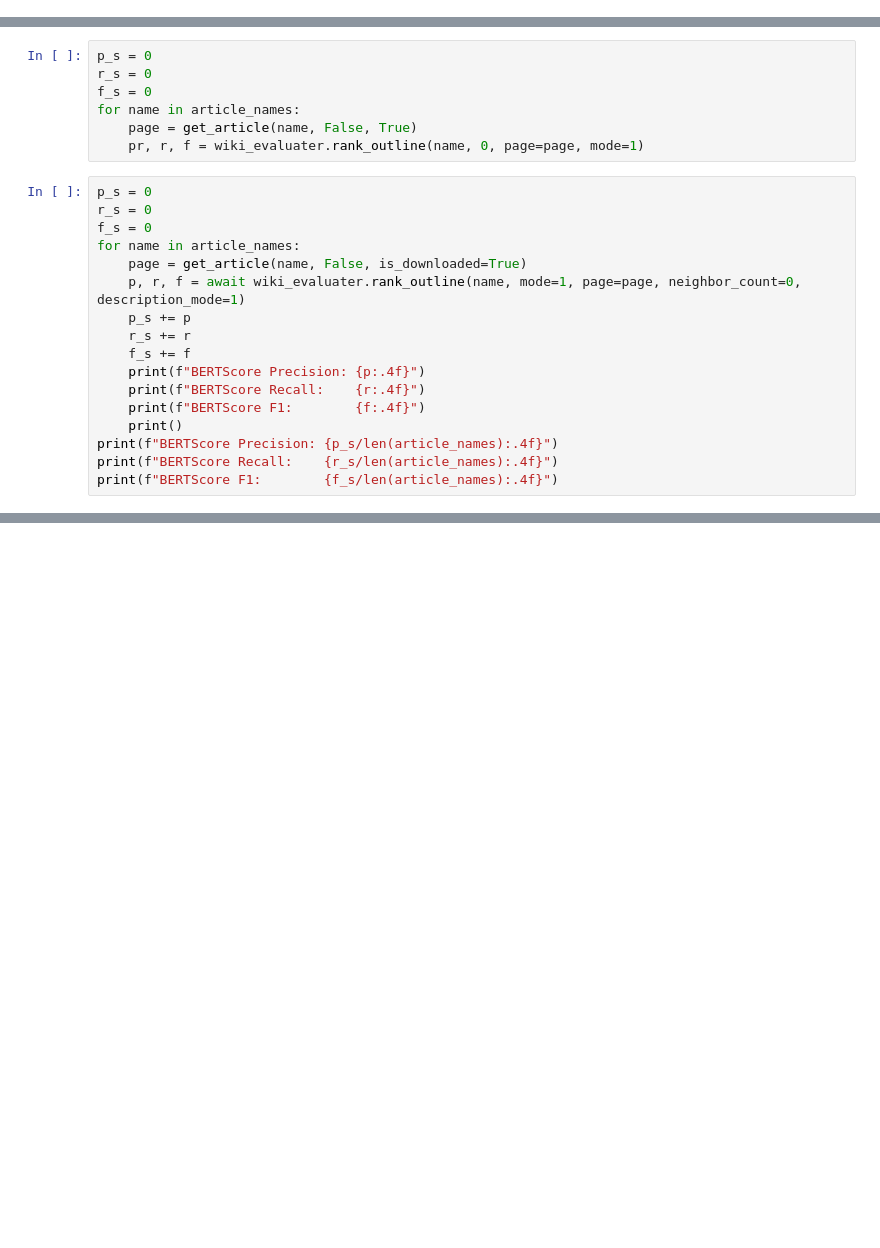
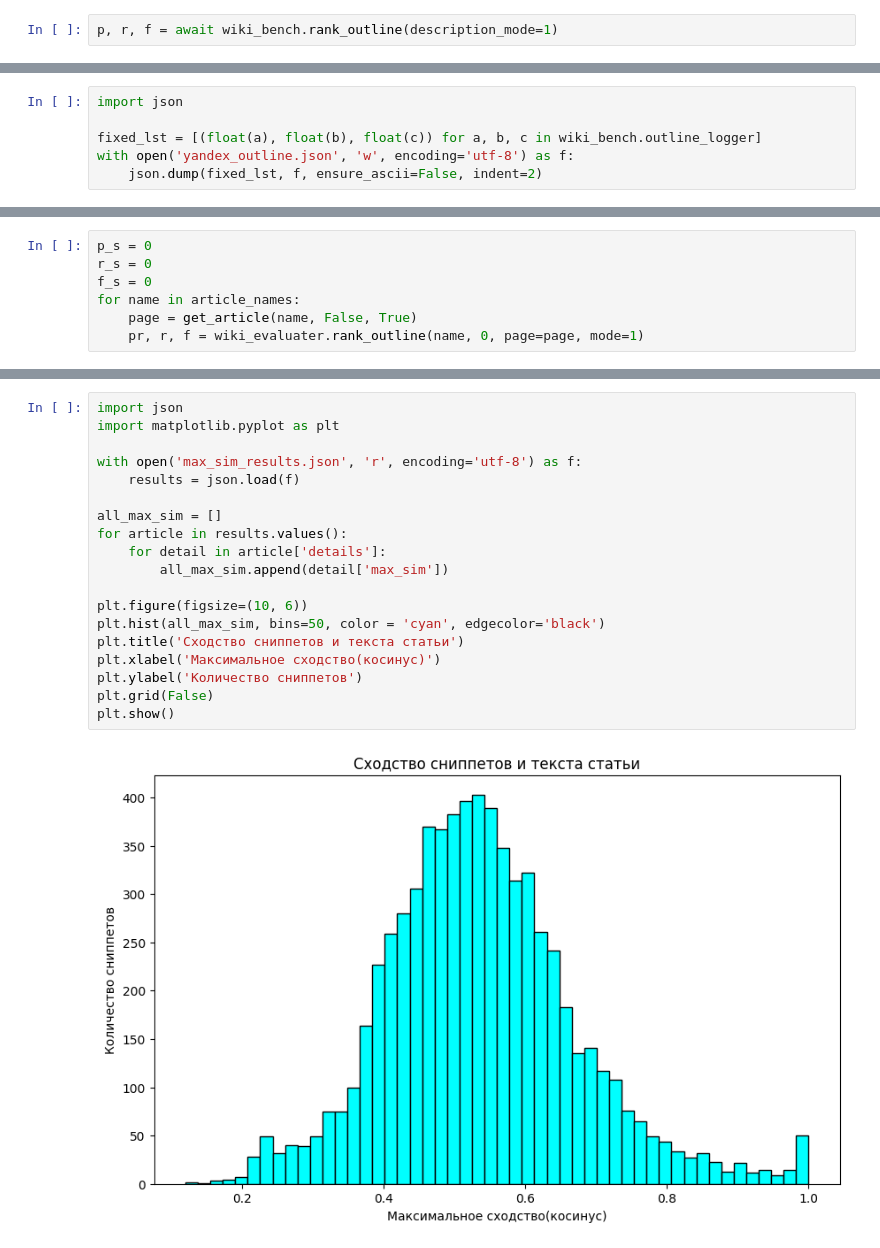
Before and after one commit to Nejimaki-Tori/WikiBench, a Jupyter notebook: main.ipynb, the cells around one changed output, grey strips where cells are left out. Drawn from its saved outputs; the diff is of its cells as text; blank space fills up the shorter version.

```diff
--- a/main.ipynb
+++ b/main.ipynb
@@ -408,0 +191,2 @@ Default prompt name is set to 'Classification'. This prompt will be applied to a
+# %%
+p, r, f = await wiki_bench.rank_outline(description_mode=1)
@@ -409,3 +256,9 @@ Default prompt name is set to 'Classification'. This prompt will be applied to a
+# %%
+import json
+
+fixed_lst = [(float(a), float(b), float(c)) for a, b, c in wiki_bench.outline_logger]
+with open('yandex_outline.json', 'w', encoding='utf-8') as f:
+    json.dump(fixed_lst, f, ensure_ascii=False, indent=2)
 # %%
 p_s = 0
 r_s = 0
@@ -516,20 +341,3 @@ f_s = 0
 for name in article_names:
     page = get_article(name, False, True)
     pr, r, f = wiki_evaluater.rank_outline(name, 0, page=page, mode=1)
-# %%
-p_s = 0
-r_s = 0
-f_s = 0
-for name in article_names:
-    page = get_article(name, False, is_downloaded=True)
-    p, r, f = await wiki_evaluater.rank_outline(name, mode=1, page=page, neighbor_count=0, description_mode=1)
-    p_s += p
-    r_s += r
-    f_s += f
-    print(f"BERTScore Precision: {p:.4f}")
-    print(f"BERTScore Recall:    {r:.4f}")
-    print(f"BERTScore F1:        {f:.4f}")
-    print()
-print(f"BERTScore Precision: {p_s/len(article_names):.4f}")
-print(f"BERTScore Recall:    {r_s/len(article_names):.4f}")
-print(f"BERTScore F1:        {f_s/len(article_names):.4f}")
@@ -554,0 +478,21 @@ CancelledError:
+# %%
+import json
+import matplotlib.pyplot as plt
+
+with open('max_sim_results.json', 'r', encoding='utf-8') as f:
+    results = json.load(f)
+
+all_max_sim = []
+for article in results.values():
+    for detail in article['details']:
+        all_max_sim.append(detail['max_sim'])
+
+plt.figure(figsize=(10, 6))
+plt.hist(all_max_sim, bins=50, color = 'cyan', edgecolor='black')
+plt.title('Сходство сниппетов и текста статьи')
+plt.xlabel('Максимальное сходство(косинус)')
+plt.ylabel('Количество сниппетов')
+plt.grid(False)
+plt.show()
+# %% [output]
+[figure, added]
```
Also changed, not shown: parts of 41 cells of this notebook, 6 other files.
